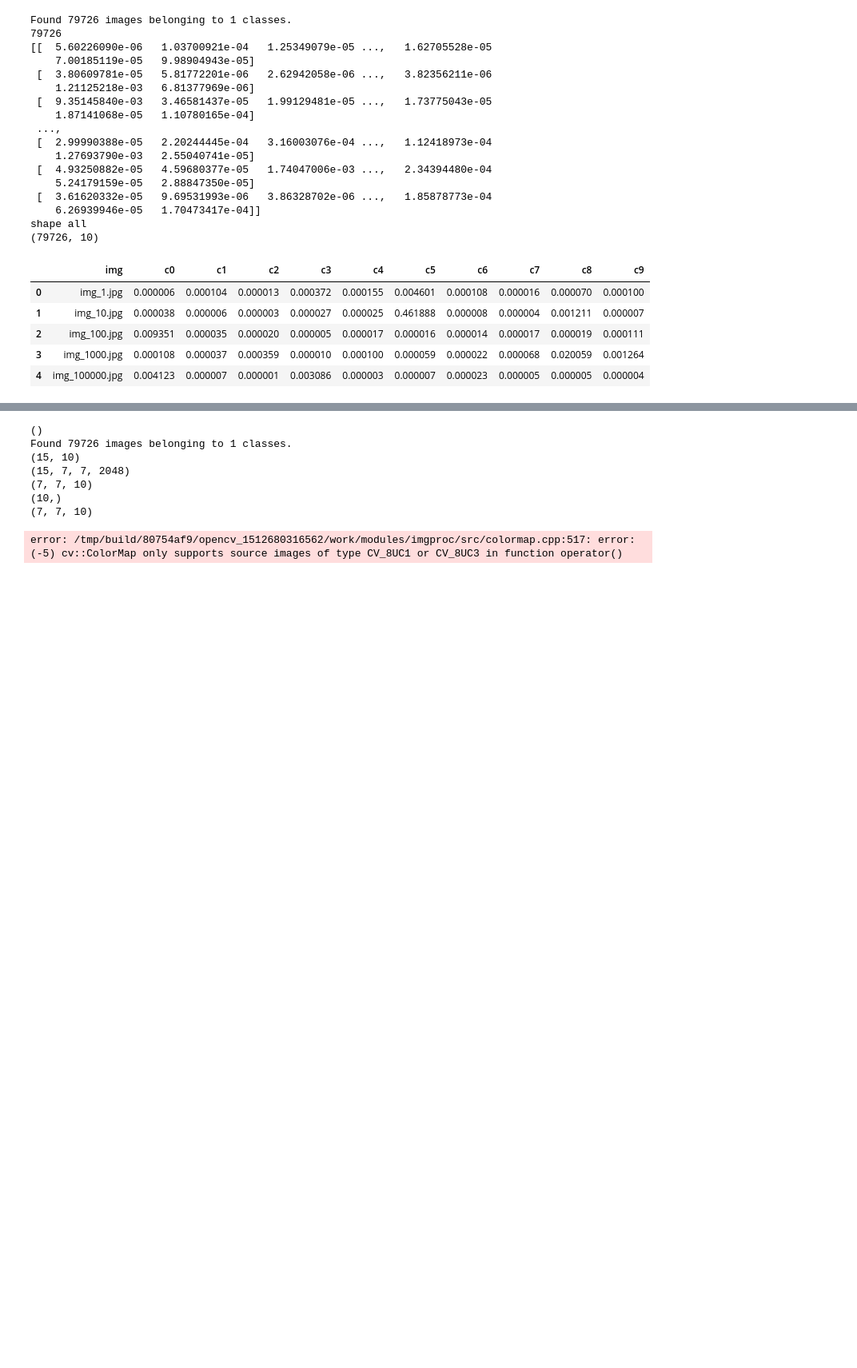
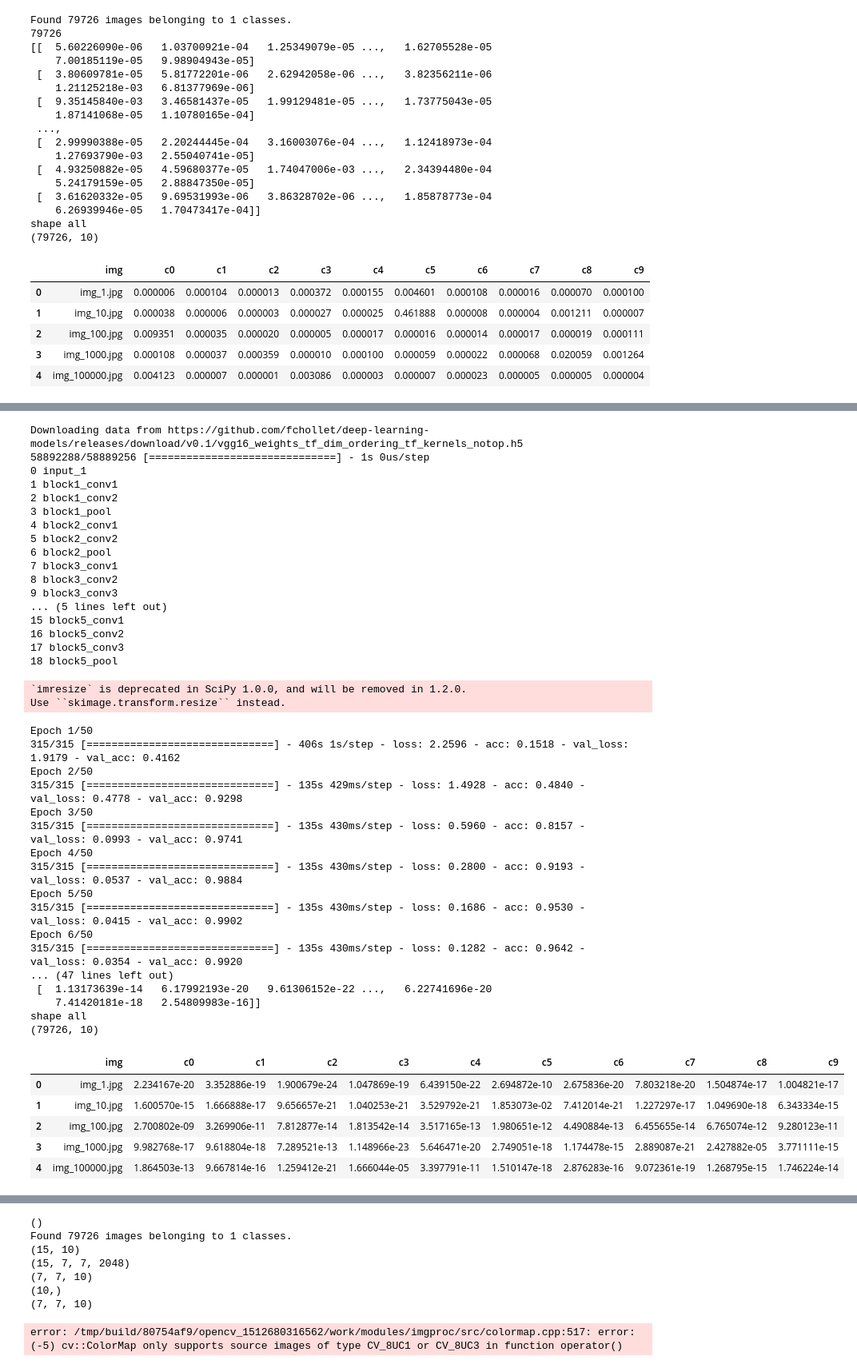
Before and after one commit to rosaann/driver, a Jupyter notebook: driver.ipynb, the cells around one changed output, grey strips where cells are left out. Shown at 80% size. Cells and saved outputs as stored; diff of their text form; code cells hidden in the pictures; blank space fills up the shorter version.

```diff
--- a/driver.ipynb
+++ b/driver.ipynb
@@ -26,14 +26,15 @@ def vgg16Model(image_size = (224, 224), if_draw_model = False):
    #     layer.trainable = True
 
     x = GlobalAveragePooling2D()(base_model.output)
-    x = Dropout(0.5)(x)
+    x = Dropout(0.25)(x)
     x = Dense(10, activation='sigmoid')(x)
     model = Model(base_model.input, x)
 
     if if_draw_model:
         SVG(model_to_dot(model).create(prog='dot', format='svg'))
 
-    model.compile(optimizer='adam',
+    lr = optimizers.SGD(lr=0.0001, momentum=0.9,decay=0.0, nesterov=False)
+    model.compile(optimizer=lr,
               loss='categorical_crossentropy',
               metrics=['accuracy'])
     return model
@@ -295,7 +296,7 @@ def train_model(Model):
 # %%
 from keras.callbacks import *
 from keras.models import *
-#from keras.applications.vgg19 import preprocess_input
+#from keras.applications.vgg16 import preprocess_input
 #from keras.applications.resnet50 import preprocess_input, decode_predictions
 from keras.applications.inception_v3 import preprocess_input, decode_predictions
 from sklearn.preprocessing import OneHotEncoder
@@ -348,7 +349,7 @@ def load_driver_imgs(driver_id, pre_add = 'imgs/train2/'):
   #  label_list = np.array(label_list)
     return img_list, label_list
 
-def train_model_2(Model):
+def train_model_2(Model, save_file='model.h5'):
     model = Model()
 
     train_datagen = ImageDataGenerator(
@@ -396,13 +397,13 @@ def train_model_2(Model):
                     train_datagen.flow(x_train, y_train, batch_size=batch_size),
                     shuffle=True,
                     steps_per_epoch=len(x_train) // batch_size,
-                    epochs=30,
+                    epochs=80,
                     workers=6,
-                    callbacks=[EarlyStopping(monitor='val_loss', patience=5, verbose=0)],
+                    callbacks=[EarlyStopping(monitor='val_loss', patience=7, verbose=0)],
                     validation_data = val_datagen.flow(x_val, y_val, batch_size=batch_size)
                 )
  #   model = load_model('model.h5')
-    model.save('model.h5')
+    model.save(save_file)
     return model
 # %%
 import pandas as pd
@@ -434,14 +435,14 @@ def test_model(model, file_name):
 # %%
 import pandas as pd
 import cv2
-#from keras.applications.vgg19 import preprocess_input
+#from keras.applications.vgg16 import preprocess_input
 from keras.applications.inception_v3 import preprocess_input, decode_predictions
 #from keras.applications.resnet50 import preprocess_input, decode_predictions
 
 def test_model_2(model, file_name):
     df = pd.read_csv("sample_submission.csv")
 
-    test_address = 'imgs_2/data'
+    test_address = 'imgs/data'
 
   #  test_address = 'imgs_2/data/test'
     test_filenames = os.listdir(test_address + '/test')
@@ -917,0 +936,49 @@ MemoryError:
+# %%
+model = train_model_2(vgg16Model)
+test_model_2(model, 'pred.csv')
+data = pd.read_csv("pred.csv")
+
+display(data.head())
+# %% [output]
+Downloading data from https://github.com/fchollet/deep-learning-models/releases/download/v0.1/vgg16_weights_tf_dim_ordering_tf_kernels_notop.h5
+58892288/58889256 [==============================] - 1s 0us/step
+0 input_1
+1 block1_conv1
+2 block1_conv2
+3 block1_pool
+4 block2_conv1
+5 block2_conv2
+6 block2_pool
+7 block3_conv1
+8 block3_conv2
+9 block3_conv3
+... (5 lines left out)
+15 block5_conv1
+16 block5_conv2
+17 block5_conv3
+18 block5_pool
+`imresize` is deprecated in SciPy 1.0.0, and will be removed in 1.2.0.
+Use ``skimage.transform.resize`` instead.
+Epoch 1/50
+315/315 [==============================] - 406s 1s/step - loss: 2.2596 - acc: 0.1518 - val_loss: 1.9179 - val_acc: 0.4162
+Epoch 2/50
+315/315 [==============================] - 135s 429ms/step - loss: 1.4928 - acc: 0.4840 - val_loss: 0.4778 - val_acc: 0.9298
+Epoch 3/50
+315/315 [==============================] - 135s 430ms/step - loss: 0.5960 - acc: 0.8157 - val_loss: 0.0993 - val_acc: 0.9741
+Epoch 4/50
+315/315 [==============================] - 135s 430ms/step - loss: 0.2800 - acc: 0.9193 - val_loss: 0.0537 - val_acc: 0.9884
+Epoch 5/50
+315/315 [==============================] - 135s 430ms/step - loss: 0.1686 - acc: 0.9530 - val_loss: 0.0415 - val_acc: 0.9902
+Epoch 6/50
+315/315 [==============================] - 135s 430ms/step - loss: 0.1282 - acc: 0.9642 - val_loss: 0.0354 - val_acc: 0.9920
+... (47 lines left out)
+ [  1.13173639e-14   6.17992193e-20   9.61306152e-22 ...,   6.22741696e-20
+    7.41420181e-18   2.54809983e-16]]
+shape all
+(79726, 10)
+|  | img | c0 | c1 | c2 | c3 | c4 | c5 | c6 | c7 | c8 | c9 |
+| 0 | img_1.jpg | 2.234167e-20 | 3.352886e-19 | 1.900679e-24 | 1.047869e-19 | 6.439150e-22 | 2.694872e-10 | 2.675836e-20 | 7.803218e-20 | 1.504874e-17 | 1.004821e-17 |
+| 1 | img_10.jpg | 1.600570e-15 | 1.666888e-17 | 9.656657e-21 | 1.040253e-21 | 3.529792e-21 | 1.853073e-02 | 7.412014e-21 | 1.227297e-17 | 1.049690e-18 | 6.343334e-15 |
+| 2 | img_100.jpg | 2.700802e-09 | 3.269906e-11 | 7.812877e-14 | 1.813542e-14 | 3.517165e-13 | 1.980651e-12 | 4.490884e-13 | 6.455655e-14 | 6.765074e-12 | 9.280123e-11 |
+| 3 | img_1000.jpg | 9.982768e-17 | 9.618804e-18 | 7.289521e-13 | 1.148966e-23 | 5.646471e-20 | 2.749051e-18 | 1.174478e-15 | 2.889087e-21 | 2.427882e-05 | 3.771111e-15 |
+| 4 | img_100000.jpg | 1.864503e-13 | 9.667814e-16 | 1.259412e-21 | 1.666044e-05 | 3.397791e-11 | 1.510147e-18 | 2.876283e-16 | 9.072361e-19 | 1.268795e-15 | 1.746224e-14 |
```
Also changed, not shown: parts of 6 cells of this notebook.
